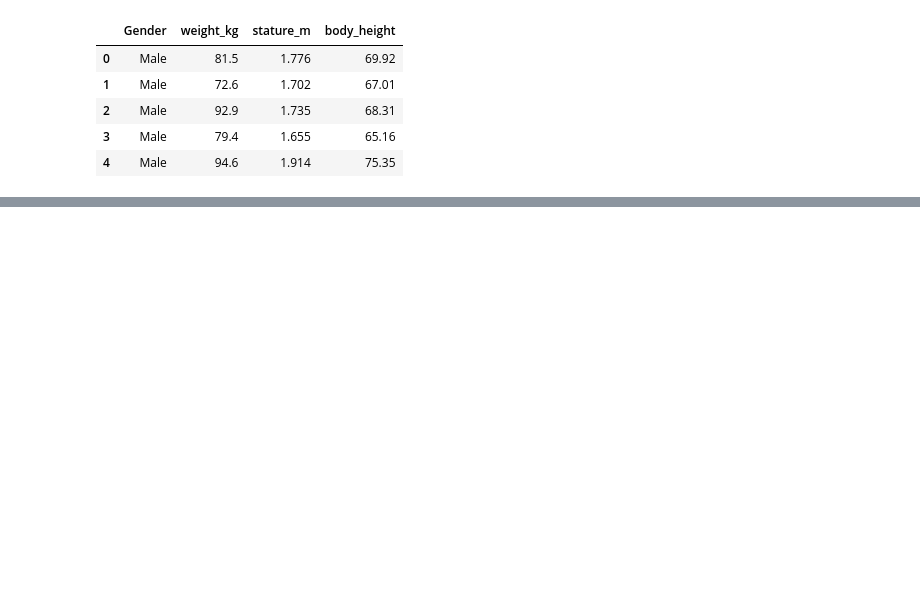
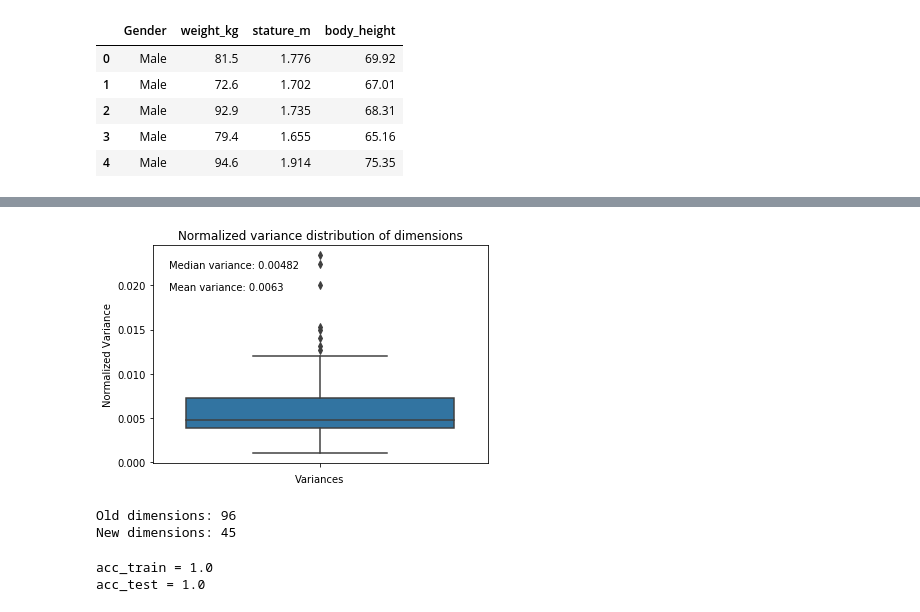
Before and after one commit to VictorCalderon/data-snippets, a Jupyter notebook: MachineLearning/DimensionReduction.ipynb, the cells around one changed output, grey strips where cells are left out. Saved outputs shown, nothing was run; the diff lists cells and outputs as text; code cells hidden in the pictures; blank space fills up the shorter version.

```diff
--- a/MachineLearning/DimensionReduction.ipynb
+++ b/MachineLearning/DimensionReduction.ipynb
@@ -116,0 +127,63 @@ Score (train - test) / test = 0.002811142346026081
+# %%
+# Study the distribution of the variances from all dimensions from body_dims
+
+# Normalize columns for better visualization
+numeric_dims = body_dims.iloc[:, 3:-2] / body_dims.iloc[:, 3:-2].mean()
+
+# Calculate variances, median and mean
+vars = numeric_dims.std() ** 2
+median = round(vars.quantile(), 5)
+mean = round(vars.mean(), 5)
+
+# Plot variance distribution and annotate
+sns.boxplot(y=vars.values)
+plt.annotate(f'Median variance: {median}', (-0.45, 0.022))
+plt.annotate(f'Mean variance: {mean}', (-0.45, 0.0195))
+
+plt.xlabel('Variances')
+plt.ylabel('Normalized Variance')
+plt.title('Normalized variance distribution of dimensions')
+plt.show()
+# %% [output]
+[figure, added]
+# %%
+# Reduce dimensionality with a variance threshold (median variance)
+variance_selection = VarianceThreshold(threshold=0.00482)
+
+# Fit variance selector
+variance_selection.fit(numeric_dims)
+
+# Get variance mask
+mask = variance_selection.get_support()
+
+# Reduced body_dims
+reduced_body = numeric_dims.loc[:, mask]
+
+# New number of dimensions
+print(f'Old dimensions: {len(body_dims.columns)}')
+print(f'New dimensions: {len(reduced_body.columns)}')
+# %% [output]
+Old dimensions: 96
+New dimensions: 45
+# %%
+# Predict Gender based on reduced dataset
+y = body_dims['Gender']
+X = reduced_body
+
+# Split train, test sets
+X_train, X_test, y_train, y_test = train_test_split(X, y, train_size=0.7, random_state=12)
+
+# Instanciate model and fit model
+svm = SVC()
+svm.fit(X_train, y_train)
+
+# Measure accuracy
+acc_train = accuracy_score(y_train, svm.predict(X_train))
+acc_test = accuracy_score(y_test, svm.predict(X_test))
+
+# Measure overfitting abs(train - test / test)
+print(f'{acc_train = }')
+print(f'{acc_test = }')
+# %% [output]
+acc_train = 1.0
+acc_test = 1.0
```
Also changed, not shown: parts of 9 cells of this notebook.
